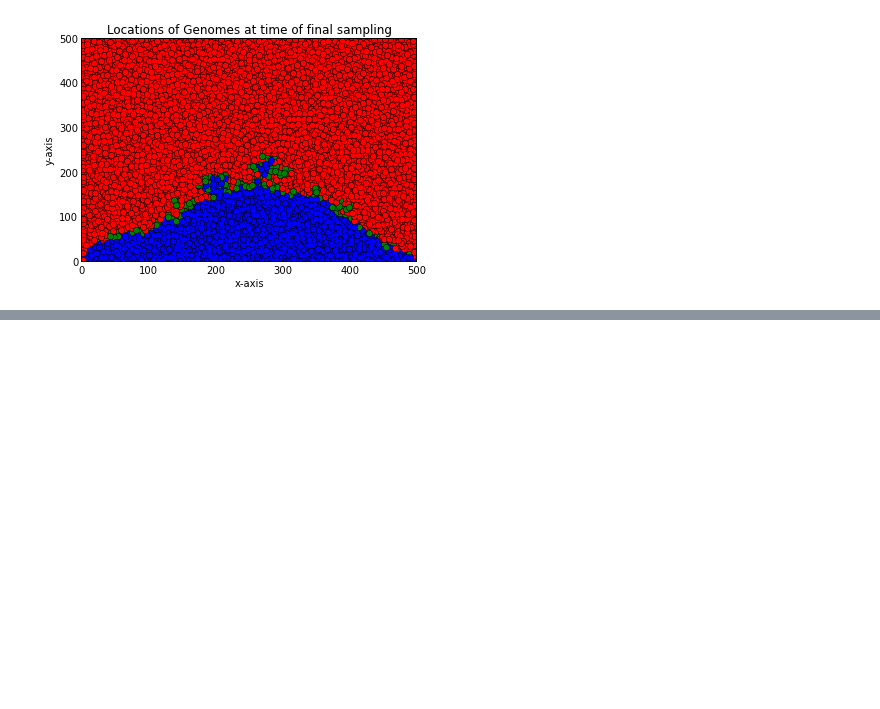
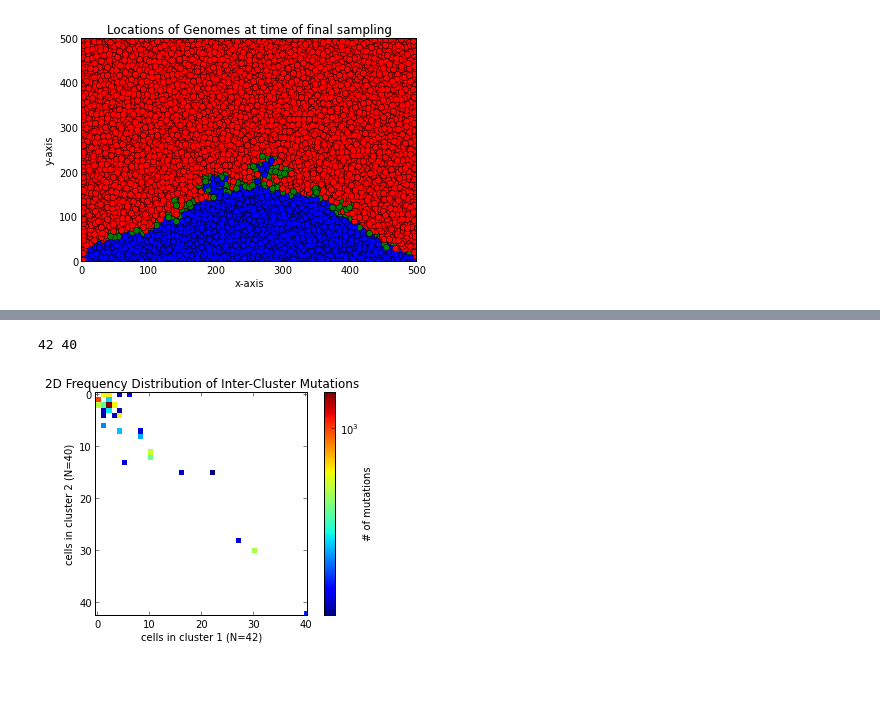
Before and after one commit to zafarali/metastasis, a Jupyter notebook: joint_large.ipynb, the cells around one changed output, grey strips where cells are left out. Saved outputs shown, nothing was run; the diff lists cells and outputs as text; code cells hidden in the pictures; blank space fills up the shorter version.

```diff
--- a/joint_large.ipynb
+++ b/joint_large.ipynb
@@ -79,0 +140,16 @@ array([68995, 17376,  5516,  3948,  2031,  1402,   713,   599,   450,
+# %%
+# obtain two clusters, this time closer together but 10 lattice points apart
+# it seems that they are more simillar. (could be due to overlap in some cells)
+cluster_1 = map(lambda e: e['id'], pp.nearest( 285 , 15 , 0 , radius = 25) )
+cluster_2 = map(lambda e: e['id'], pp.nearest( 295, 15, 0 , radius = 25 ) )
+# check if they are big enough
+print len(cluster_1), len(cluster_2)
+
+
+joint = pp.frequency_analyze_ND( [ cluster_1 , cluster_2 ] )
+PostProcess.plot_2D_frequency(joint)
+# %% [output]
+42 40
+[figure, added]
+# %% [markdown]
+#
```
Also changed, not shown: parts of 41 cells of this notebook.
